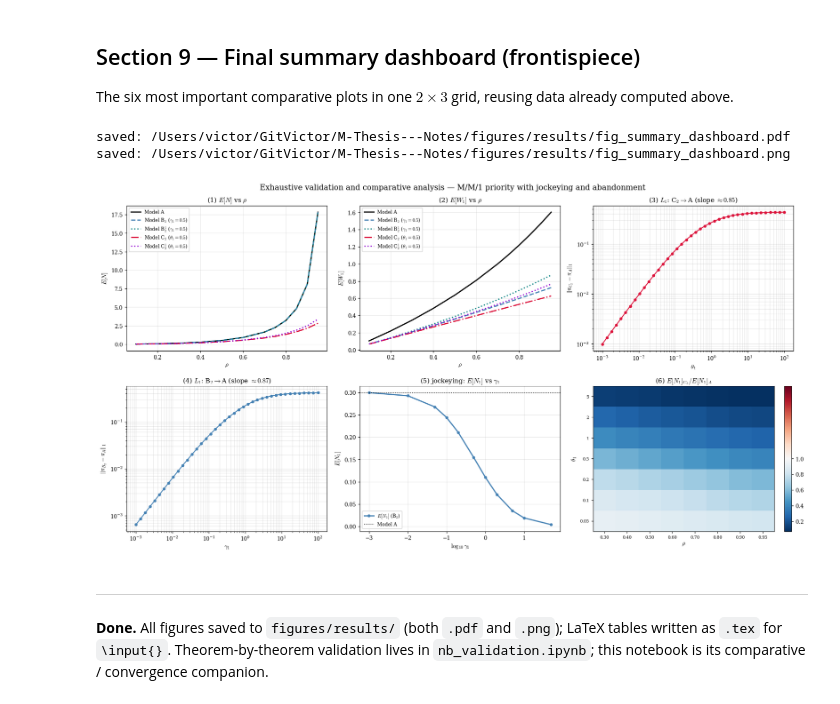
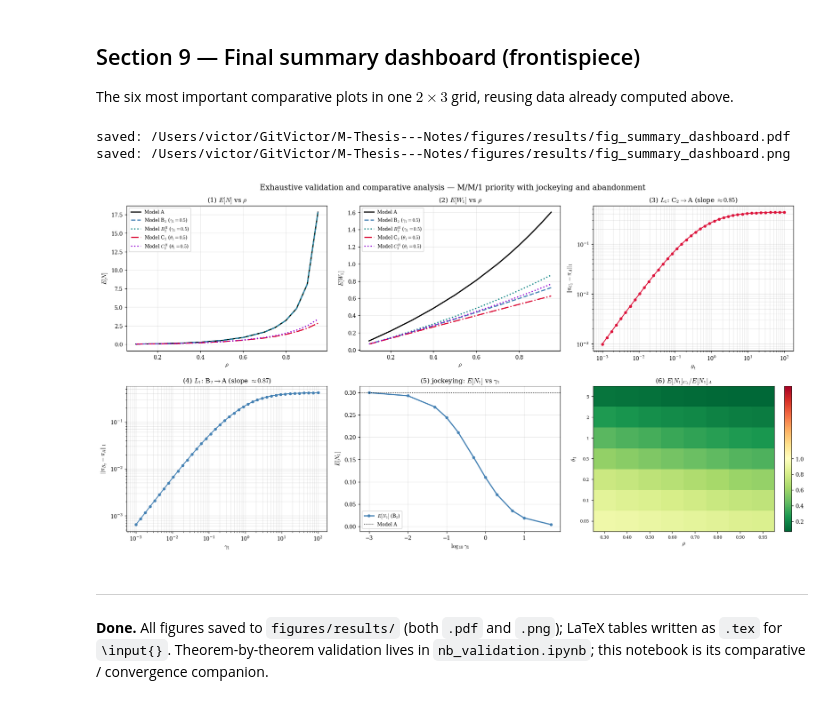
Before and after one commit to M-M-Vic/M-Thesis---Notes, a Jupyter notebook: Code/nb_exhaustive.ipynb, the cells around one changed output. Saved outputs shown, nothing was run; the diff lists cells and outputs as text; code cells hidden in the pictures.

```diff
--- a/Code/nb_exhaustive.ipynb
+++ b/Code/nb_exhaustive.ipynb
@@ -443,11 +443,11 @@ max boundary tail mass across sweep: {'A': '6.1e-04', 'B2': '6.2e-04', 'B2^1': '
 
 STYLE = {"A":    (C_A,   LS_A,   "Model A"),
          "B2":   (C_B2,  LS_B2,  r"Model B$_2$ ($\gamma_1=0.5$)"),
-         "B2^1": (C_B21, LS_B21, r"Model B$_2^1$ ($\gamma_1=0.5$)"),
+         "B2^1": (C_B21, LS_B21, r"Model $B_2^{\mathrm{H}}$ ($\gamma_1=0.5$)"),
          "C2":   (C_C2,  LS_C2,  r"Model C$_2$ ($\theta_1=0.5$)"),
-         "C2^1": (C_C21, LS_C21, r"Model C$_2^1$ ($\theta_1=0.5$)")}
+         "C2^1": (C_C21, LS_C21, r"Model $C_2^{\mathrm{H}}$ ($\theta_1=0.5$)")}
 
-SHORT = {"A": "A", "B2": r"B$_2$", "B2^1": r"B$_2^1$", "C2": r"C$_2$", "C2^1": r"C$_2^1$"}
+SHORT = {"A": "A", "B2": r"B$_2$", "B2^1": r"$B_2^{\mathrm{H}}$", "C2": r"C$_2$", "C2^1": r"$C_2^{\mathrm{H}}$"}
 
 fig, ax = plt.subplots(2, 2, figsize=(12, 8))
 
@@ -492,7 +492,7 @@ ax[1,1].set_title(r"Idle probability $\pi_0$ vs $\rho$")
 ax[1,1].legend(loc="best"); ax[1,1].grid(alpha=0.3)
 
 fig.suptitle(r"Traffic-intensity sweep ($\mu=1$, $\lambda_1{:}\lambda_2=3{:}4$): "
-             r"A, B$_2$, B$_2^1$ (jockeying) vs C$_2$, C$_2^1$ (abandonment)", fontsize=12)
+             r"A, B$_2$, $B_2^{\mathrm{H}}$ (jockeying) vs C$_2$, $C_2^{\mathrm{H}}$ (abandonment)", fontsize=12)
 fig.tight_layout()
 savefig("fig_sweep_EN_vs_rho")
 plt.show()
@@ -1285,8 +1285,8 @@ def metrics_at(p):
                 pi0=r["pi_idle"], pi00=r["pi_joint"][0,0])
 
 lines = [r"\begin{table}[t]\centering",
-         r"\caption{Comparison of Models A, B$_2$ and B$_2^1$ ($\gamma_1=0.5$), and C$_2$ "
-         r"and C$_2^1$ ($\theta_1=0.5$) at three traffic intensities with "
+         r"\caption{Comparison of Models A, B$_2$ and $\BH$ ($\gamma_1=0.5$), and C$_2$ "
+         r"and $\CH$ ($\theta_1=0.5$) at three traffic intensities with "
          r"$\lambda_1{:}\lambda_2=3{:}4$, $\mu=1$. The primed models use the head-of-line "
          r"rate $\mathbf{1}_{\{n_1\geq1\}}$; the unprimed use the full rate $n_1$.}",
          r"\label{tab:comp:main}",
@@ -1297,9 +1297,9 @@ for ri, rho in enumerate((0.50, 0.70, 0.90)):
     l1, l2 = split_lams(rho)
     mods = [("A", Params(l1,l2,MU)),
             ("B$_2$", Params(l1,l2,MU,gamma1=0.5)),
-            ("B$_2^1$", model_B21(l1,l2,MU,0.5)),
+            (r"$\BH$", model_B21(l1,l2,MU,0.5)),
             ("C$_2$", Params(l1,l2,MU,theta1=0.5)),
-            ("C$_2^1$", model_C21(l1,l2,MU,0.5))]
+            (r"$\CH$", model_C21(l1,l2,MU,0.5))]
     for k,(name,p) in enumerate(mods):
         mm = metrics_at(p)
         rcell = rf"\multirow{{5}}{{*}}{{{rho:.2f}}}" if k == 0 else ""
@@ -1337,7 +1337,7 @@ def _slp(s):
     return 'n/a' if not np.isfinite(s) else f'{s:.3f}'
 
 lines = [r"\begin{table}[t]\centering",
-         r"\caption{Empirical convergence rates of Models C$_2$, C$_2^1$, B$_2$ and B$_2^1$ "
+         r"\caption{Empirical convergence rates of Models C$_2$, $\CH$, B$_2$ and $\BH$ "
          r"to Model A, from log-log regression of the deviation against the mechanism "
          r"parameter (fit over parameter $<1$). The primed (head-of-line) models converge "
          r"at the same first order as their full-rate counterparts.}",
@@ -1347,15 +1347,15 @@ lines = [r"\begin{table}[t]\centering",
          r"\midrule",
          rf"C$_2\to$A & $\theta_1\to0$ & {slope_L1_C2:.3f} & {_slp(slope_pi0_C2)} & "
          rf"{_slp(slope_pi00_C2)} & $\theta_1\in[10^{{-3}},1)$ \\",
-         rf"C$_2^1\to$A & $\theta_1\to0$ & {slope_L1_C21:.3f} & {_slp(slope_pi0_C21)} & "
+         rf"$\CH\to$A & $\theta_1\to0$ & {slope_L1_C21:.3f} & {_slp(slope_pi0_C21)} & "
          rf"{_slp(slope_pi00_C21)} & $\theta_1\in[10^{{-3}},1)$ \\",
          r"\midrule",
          rf"B$_2\to$A & $\gamma_1\to0$ & {slope_L1_B2:.3f} & {_slp(slope_pi0_B2)} & "
          rf"{_slp(slope_pi00_B2)} & $\gamma_1\in[10^{{-3}},1)$ \\",
-         rf"B$_2^1\to$A & $\gamma_1\to0$ & {slope_L1_B21:.3f} & n/a & n/a & "
+         rf"$\BH\to$A & $\gamma_1\to0$ & {slope_L1_B21:.3f} & n/a & n/a & "
          rf"$\gamma_1\in[10^{{-3}},1)$ \\",
          r"\bottomrule", r"\end{tabular}",
-         r"\footnotesize\par\vspace{2pt}For the jockeying models B$_2$ and B$_2^1$, $\pi_0$ "
+         r"\footnotesize\par\vspace{2pt}For the jockeying models B$_2$ and $\BH$, $\pi_0$ "
          r"and $\pi(0,0)$ are $\gamma_1$-invariant (jockeying conserves $N$), so their "
          r"deviations sit at the numerical floor and the slope is not meaningful (n/a).",
          r"\end{table}"]
@@ -1539,35 +1539,35 @@ ax[0,2].grid(alpha=0.3, which="both")
 mB = L1_B2 > 0
 ax[1,0].loglog(gamma1_conv[mB], L1_B2[mB], "o-", color=C_B2, ms=4, lw=1.5)
 ax[1,0].set_xlabel(r"$\gamma_1$"); ax[1,0].set_ylabel(r"$\|\pi_{B_2}-\pi_A\|_1$")
 ax[1,0].set_title(rf"(4) $L_1$: B$_2\to$A (slope $\approx{slope_L1_B2:.2f}$)")
 ax[1,0].grid(alpha=0.3, which="both")
 
 # (5) E[N1] vs gamma1
 ax[1,1].plot(lg, b2["En1"], "o-", color=C_B2, lw=2, ms=4, label=r"$E[N_1]$ (B$_2$)")
 ax[1,1].axhline(dA["E_n1"], color="black", ls=":", lw=1.2, label="Model A")
 ax[1,1].set_xlabel(r"$\log_{10}\gamma_1$"); ax[1,1].set_ylabel(r"$E[N_1]$")
 ax[1,1].set_title(r"(5) jockeying: $E[N_1]$ vs $\gamma_1$"); ax[1,1].legend(fontsize=8)
 ax[1,1].grid(alpha=0.3)
 
 # (6) heatmap E[N1]_C2 / E[N1]_A
 norm = TwoSlopeNorm(vmin=np.nanmin(ratio_grid), vcenter=1.0,
                     vmax=max(np.nanmax(ratio_grid), 1.0+1e-6))
-im = ax[1,2].imshow(ratio_grid, origin="lower", aspect="auto", cmap="RdBu_r", norm=norm)
+im = ax[1,2].imshow(ratio_grid, origin="lower", aspect="auto", cmap="RdYlGn_r", norm=norm)
 ax[1,2].set_xticks(range(len(RHO_HM))); ax[1,2].set_xticklabels([f"{r:.2f}" for r in RHO_HM], fontsize=7)
 ax[1,2].set_yticks(range(len(TH_HM)));  ax[1,2].set_yticklabels([f"{t:g}" for t in TH_HM], fontsize=7)
 ax[1,2].set_xlabel(r"$\rho$"); ax[1,2].set_ylabel(r"$\theta_1$")
 ax[1,2].set_title(r"(6) $E[N_1]_{C_2}/E[N_1]_A$")
 plt.colorbar(im, ax=ax[1,2], fraction=0.046)
 
 fig.suptitle(r"Exhaustive validation and comparative analysis — "
              r"M/M/1 priority with jockeying and abandonment", fontsize=13)
 fig.tight_layout()
 savefig("fig_summary_dashboard")
 plt.show()
 # %% [output]
 saved: /Users/victor/GitVictor/M-Thesis---Notes/figures/results/fig_summary_dashboard.pdf
 saved: /Users/victor/GitVictor/M-Thesis---Notes/figures/results/fig_summary_dashboard.png
-[figure, old version]
+[figure, new version]
 # %% [markdown]
 ---
 **Done.** All figures saved to `figures/results/` (both `.pdf` and `.png`); LaTeX tables
```
Also changed, not shown: parts of 15 cells of this notebook, 38 other files.
